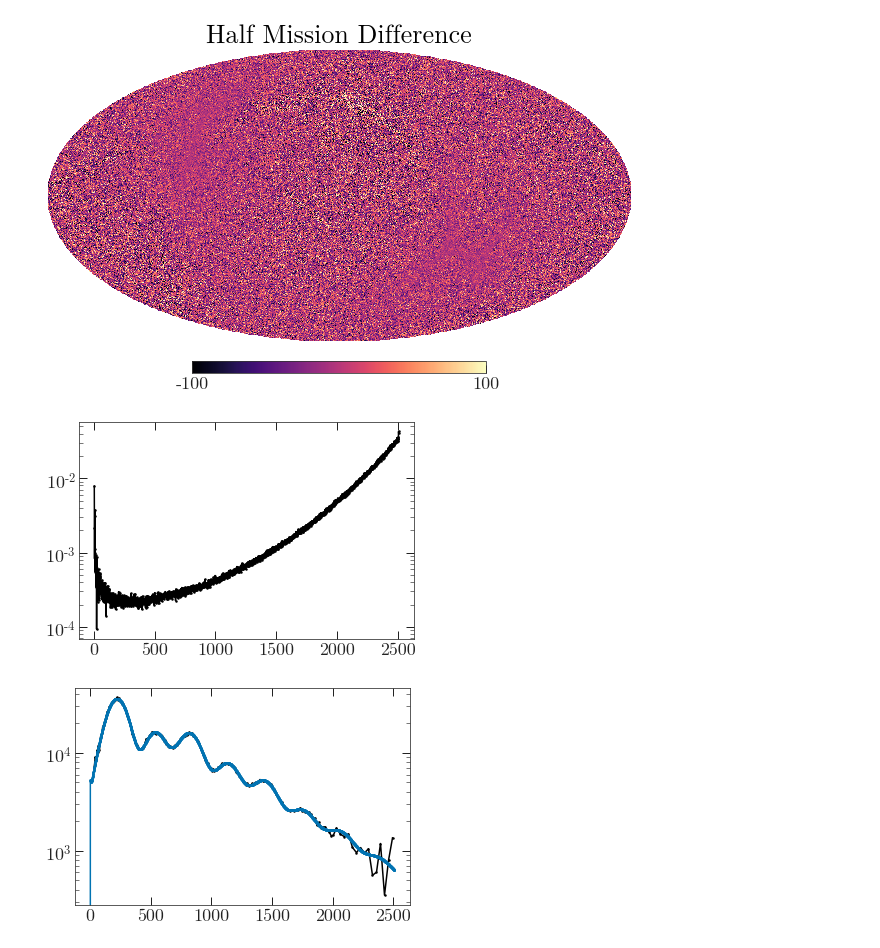
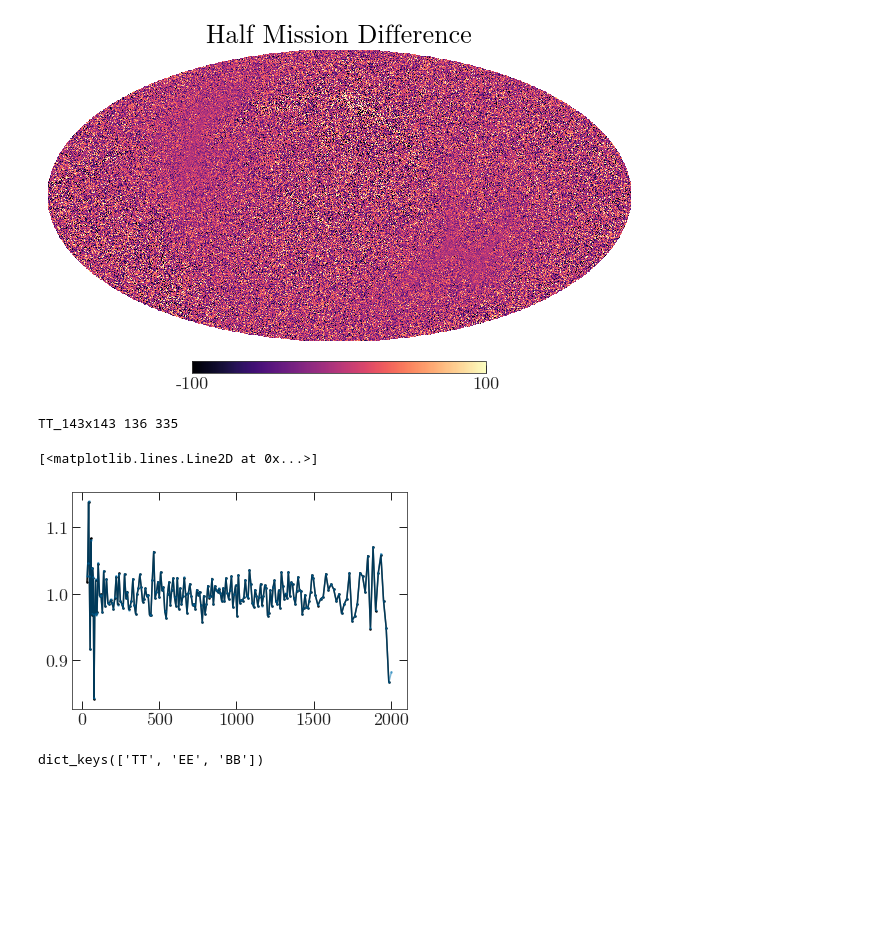
Before and after one commit to xzackli/nawrapper, a Jupyter notebook: notebooks/Planck 2018.ipynb, the cells around one changed output. Cells and saved outputs as stored; diff of their text form; code cells hidden in the pictures; blank space fills up the shorter version.

```diff
--- a/notebooks/Planck 2018.ipynb
+++ b/notebooks/Planck 2018.ipynb
@@ -190,16 +190,3 @@ hp.mollview(hm_diff.map_I, min=-100, max=100, title='Half Mission Difference')
 [figure]
 # %%
 Cb_noise = nw.compute_spectra(hm_diff, hm_diff, mc=mc)
-# %%
-plt.plot(Cb_noise['ell'], Cb_noise['TT'] / 2)
-# plt.plot(cov.noise['TT'], label="noise $N_{\ell}$", alpha=0.5)
-
-# plt.ylim(0.8,1.1)
-# plt.axhline(1.0)
-
-# l, dl = np.genfromtxt('bestfit.txt', unpack=True, usecols=(0,1))
-# cl = dl / (l * (l+1)) * np.pi * 2
-# plt.plot(l, cl)
-plt.yscale('log')
-# %% [output]
-[figure, removed]
@@ -210,6 +192,0 @@ plt.yscale('log')
-# %%
-plt.plot(lb, Cb['TT'] * lb**2)
-plt.plot( signal_dict['TT'] * np.arange(2509)**2)
-plt.yscale('log')
-# %% [output]
-[figure, removed]
@@ -220,7 +193,29 @@ plt.yscale('log')
+# %%
+pl = nw.planck.PlanckCov(
+    ellspath=f'{planck_project}/planck_spectra/vec_all_spectra.dat',
+    clpath='data/planck/data_extracted.dat',
+    covpath='data/planck/covmat.dat'
+    )
+ell, cl, err, _  = pl.get_subcov('TT_143x143', debug=True)
+# %% [output]
+TT_143x143 136 335
+# %%
+plt.plot()
+plt.plot(ell, cl / signal_dict['TT'][ell.astype(int)])
+
+plt.plot(Cb['ell'][:-15], (Cb['TT'] / signal_dict['TT'][Cb['ell'].astype(int)])[:-15], alpha=0.5)
+# plt.ylim(0,5000)
+# %% [output]
+[<matplotlib.lines.Line2D at 0x...>]
+[figure, added]
 # %%
 noise_dict = {}
 # for k in signal_dict:
 #     if 'B' in k:
 #         signal_dict[k] *= 0.0
 #         noise_dict[k] = signal_dict[k]
+# %%
+cov.signal.keys()
+# %% [output]
+dict_keys(['TT', 'EE', 'BB'])
 # %%
```
Also changed, not shown: parts of 9 cells of this notebook, 2 other files.
